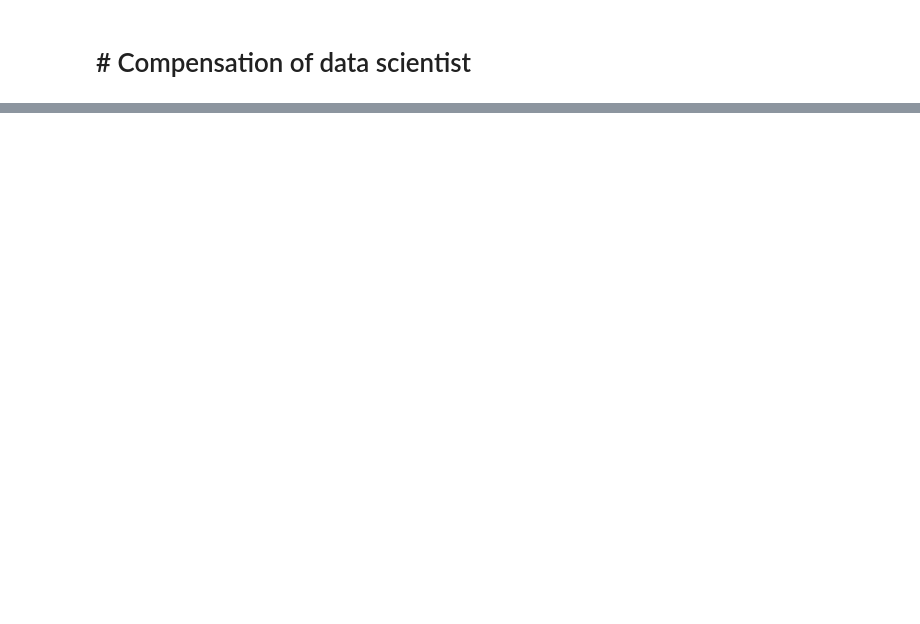
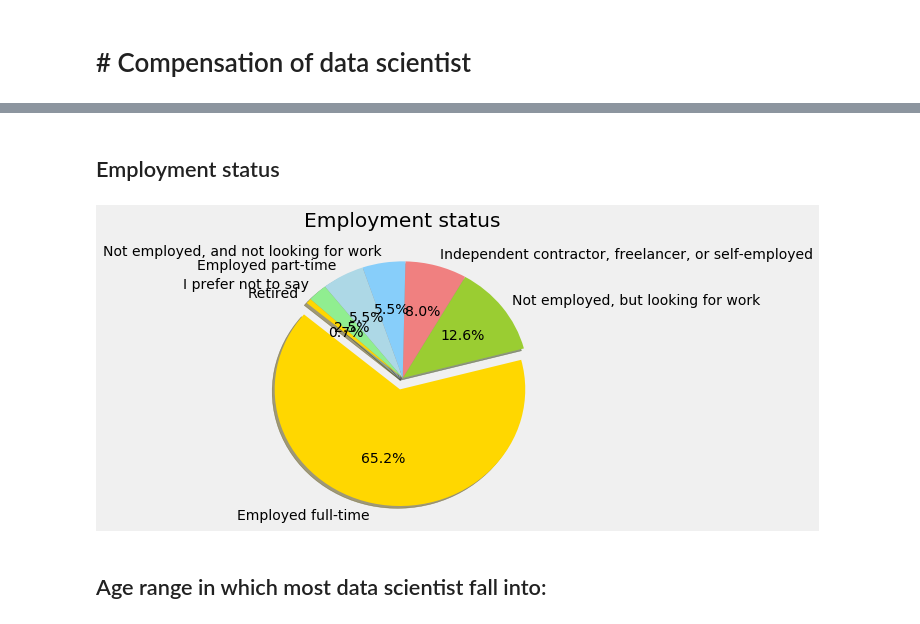
Before and after one commit to vipinbharti121/Kaggle_ML_datascience_survey, a Jupyter notebook: KaggleMLandDataScience.ipynb, the cells around one changed output, grey strips where cells are left out. Drawn from its saved outputs; the diff is of its cells as text; code cells hidden in the pictures; blank space fills up the shorter version.

```diff
--- a/KaggleMLandDataScience.ipynb
+++ b/KaggleMLandDataScience.ipynb
@@ -101,0 +116,14 @@ plt.show()
+# %% [markdown]
+## Employment status
+# %%
+plt.subplots(figsize=(5,5))
+emp_status = mcq_data['EmploymentStatus'].value_counts().to_frame()
+color = ['gold', 'yellowgreen', 'lightcoral', 'lightskyblue','lightblue', 'lightgreen']
+explode = (0.1, 0, 0, 0, 0, 0 ,0)
+plt.title("Employment status")
+plt.pie(emp_status['EmploymentStatus'], labels=emp_status.index, colors=color,shadow=True, startangle=140, explode=explode, autopct='%1.1f%%',)
+plt.show()
+# %% [output]
+[figure, added]
+# %% [markdown]
+## Age range in which most data scientist fall into:
```
Also changed, not shown: parts of 13 cells of this notebook.
